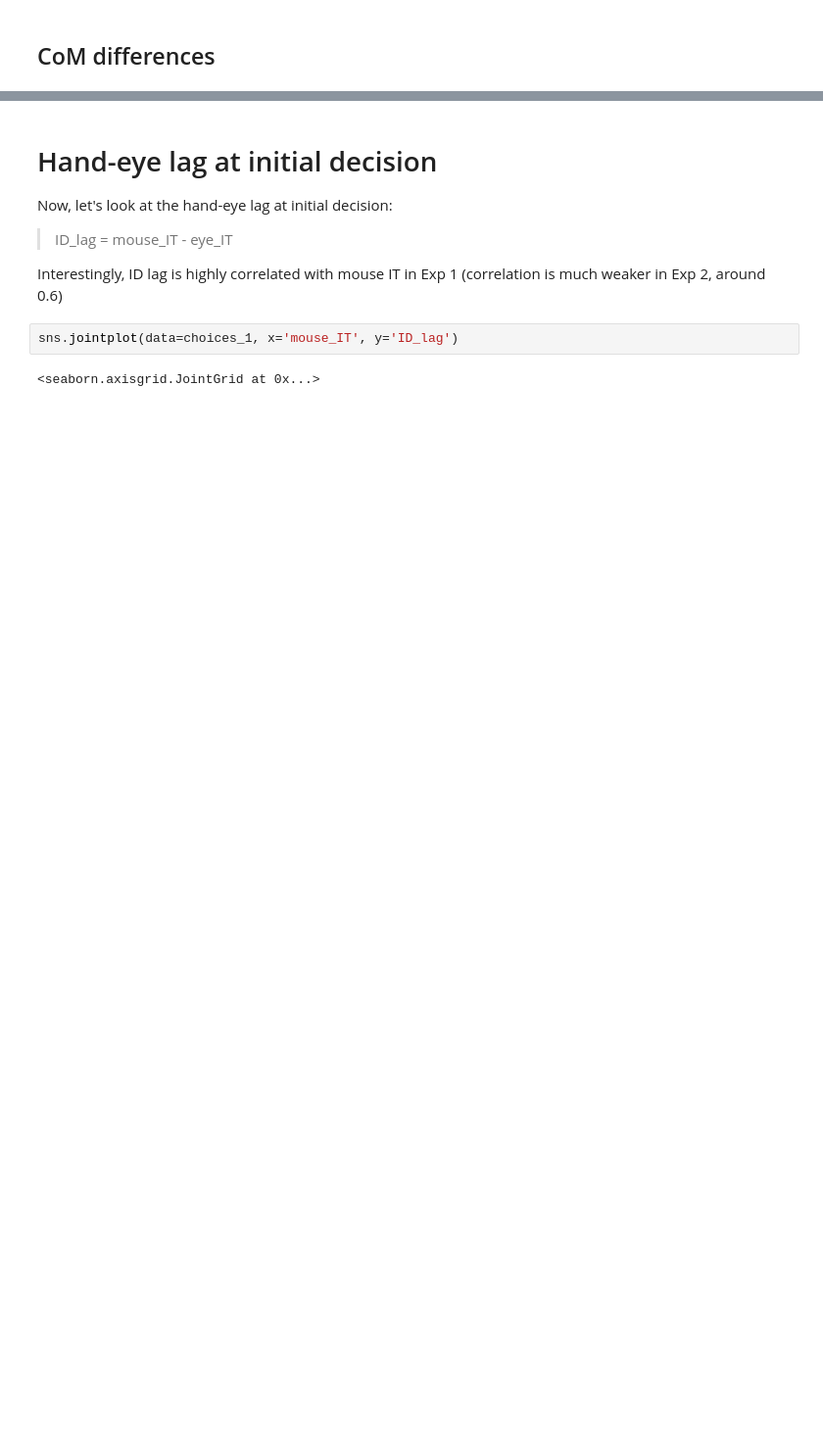
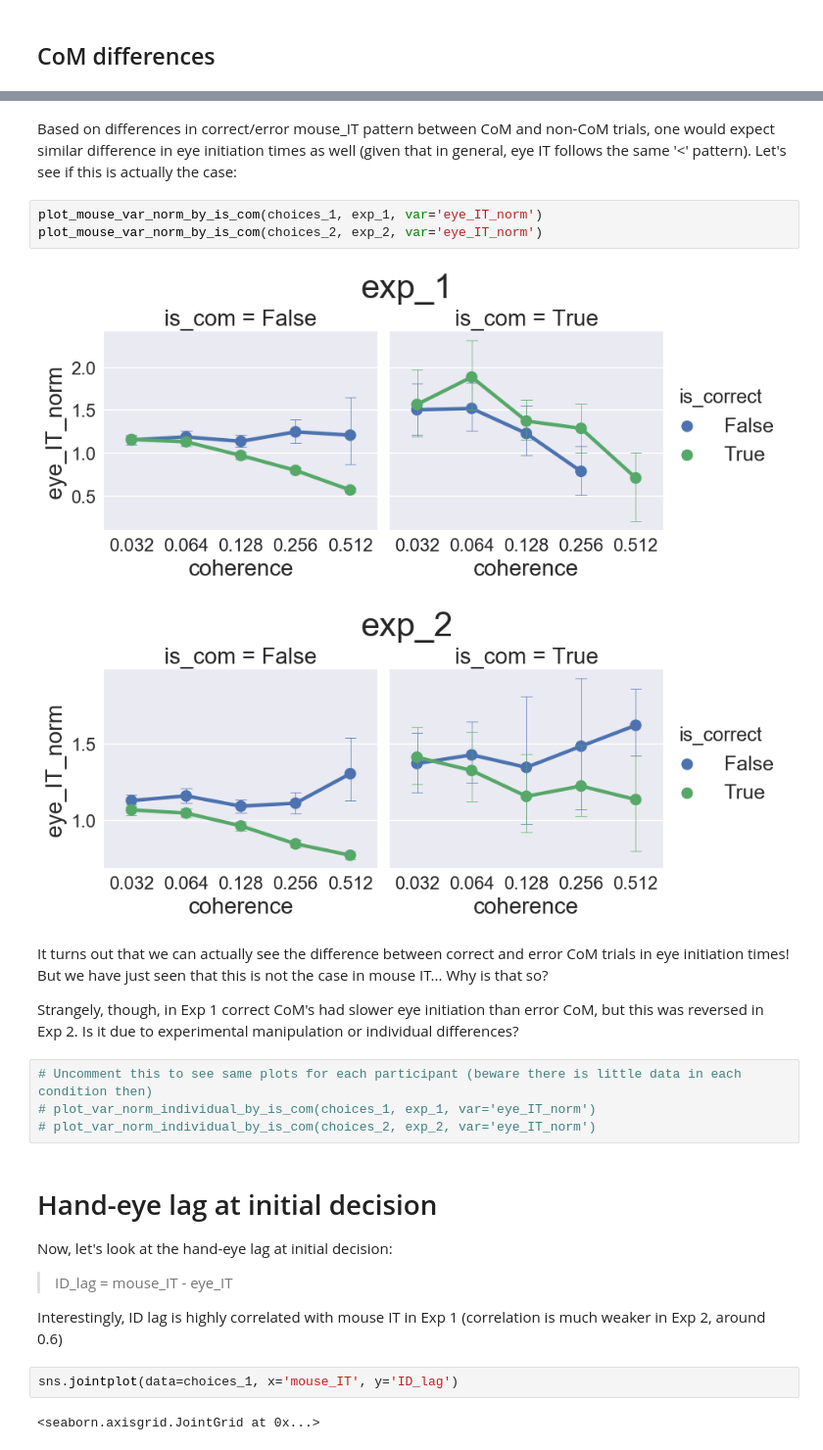
Before and after one commit to cherepaha/eyehandrdk, a Jupyter notebook: initation_times.ipynb, the cells around one changed output, grey strips where cells are left out. Shown at 98% size. Drawn from its saved outputs; the diff is of its cells as text; blank space fills up the shorter version.

```diff
--- a/initation_times.ipynb
+++ b/initation_times.ipynb
@@ -187,3 +187,19 @@ plot_eye_IT_norm(choices_2, exp_2)
+# %% [markdown]
+Based on differences in correct/error mouse_IT pattern between CoM and non-CoM trials, one would expect similar difference in eye initiation times as well (given that in general, eye IT follows the same '<' pattern). Let's see if this is actually the case:
+# %%
+plot_mouse_var_norm_by_is_com(choices_1, exp_1, var='eye_IT_norm')
+plot_mouse_var_norm_by_is_com(choices_2, exp_2, var='eye_IT_norm')
+# %% [output]
+[figure, added]
+[figure, added]
+# %% [markdown]
+It turns out that we can actually see the difference between correct and error CoM trials in eye initiation times! But we have just seen that this is not the case in mouse IT... Why is that so?
+
+Strangely, though, in Exp 1 correct CoM's had slower eye initiation than error CoM, but this was reversed in Exp 2. Is it due to experimental manipulation or individual differences?
+# %%
+# Uncomment this to see same plots for each participant (beware there is little data in each condition then)
+# plot_var_norm_individual_by_is_com(choices_1, exp_1, var='eye_IT_norm')
+# plot_var_norm_individual_by_is_com(choices_2, exp_2, var='eye_IT_norm')
 # %% [markdown]
 <a name="ID_lag"></a>
 # Hand-eye lag at initial decision
```
Also changed, not shown: parts of 17 cells of this notebook.
